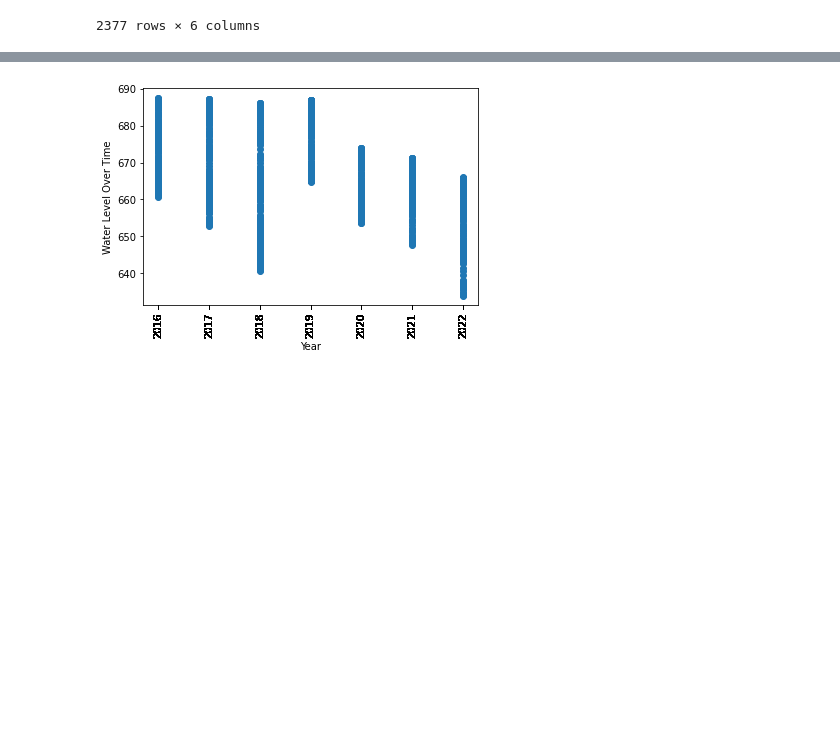
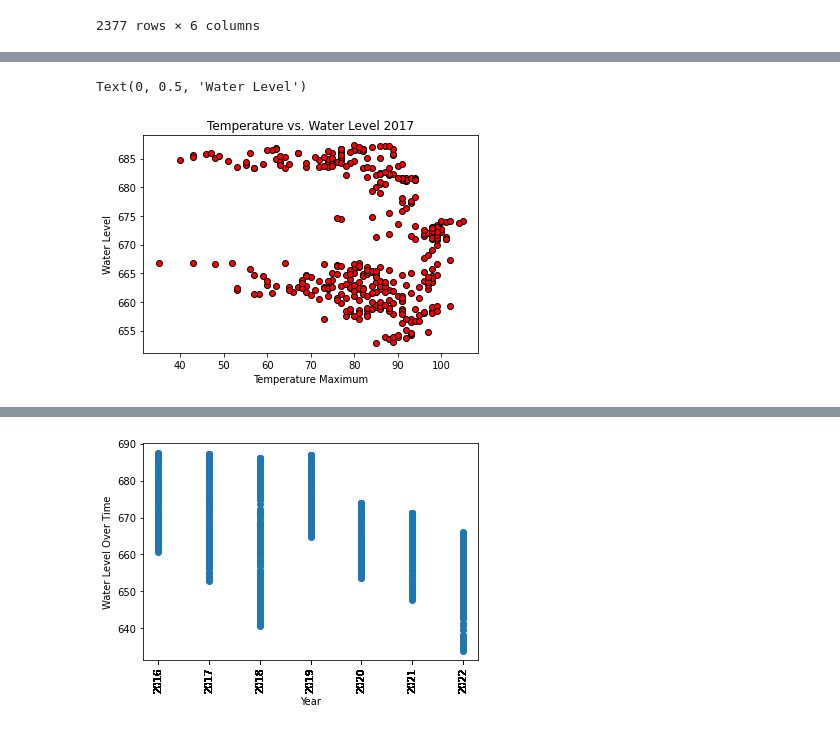
Before and after one commit to Shwetbaba/A-Review-of-the-Effectiveness-of-the-San-Antonio-Water-System-SAWS-Water-Restrictions-Policies, a Jupyter notebook: Group Project-1 Master Code.ipynb, the cells around one changed output, grey strips where cells are left out. Drawn from its saved outputs; the diff is of its cells as text; code cells hidden in the pictures; blank space fills up the shorter version.

```diff
--- a/Group Project-1 Master Code.ipynb
+++ b/Group Project-1 Master Code.ipynb
@@ -223,0 +311,10 @@ Weather_Restriction_df
+# %%
+Scatter_temp17 = Weather_Data_2017_df['Temp Max']
+Scatter_waterlvl17 = J17_2017_df['WaterLevelElevation']
+plt.scatter(Scatter_temp17, Scatter_waterlvl17, marker="o", facecolors="red", edgecolors="black")
+plt.title("Temperature vs. Water Level 2017")
+plt.xlabel("Temperature Maximum")
+plt.ylabel("Water Level")
+# %% [output]
+Text(0, 0.5, 'Water Level')
+[figure, added]
```
Also changed, not shown: parts of 13 cells of this notebook.
